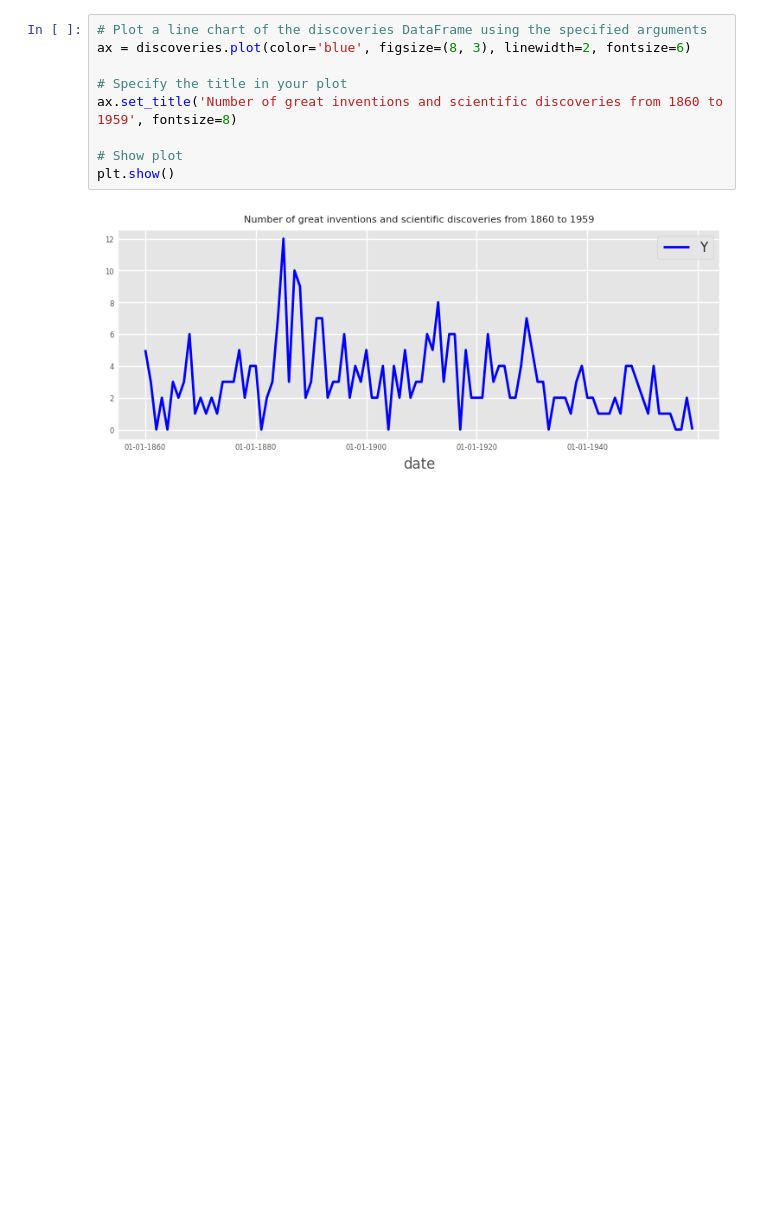
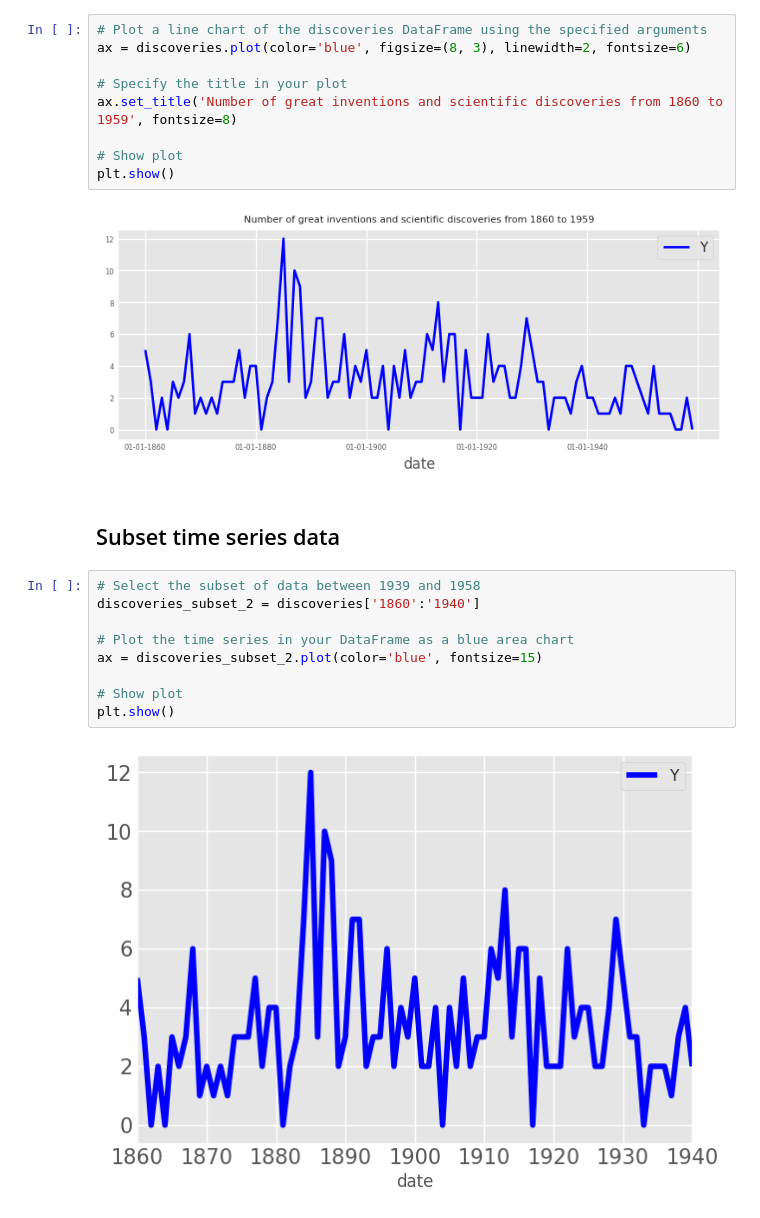
Before and after one commit to MeghanGH/time-series-with-python, a Jupyter notebook: Visualizing_time_series_data_in_python.ipynb, the cells around one changed output. Saved outputs shown, nothing was run; the diff lists cells and outputs as text; blank space fills up the shorter version.

```diff
--- a/Visualizing_time_series_data_in_python.ipynb
+++ b/Visualizing_time_series_data_in_python.ipynb
@@ -130,3 +130,16 @@ ax.set_title('Number of great inventions and scientific discoveries from 1860 to
 plt.show()
 # %% [output]
 [figure]
+# %% [markdown]
+## Subset time series data
+# %%
+# Select the subset of data between 1939 and 1958
+discoveries_subset_2 = discoveries['1860':'1940']
+
+# Plot the time series in your DataFrame as a blue area chart
+ax = discoveries_subset_2.plot(color='blue', fontsize=15)
+
+# Show plot
+plt.show()
+# %% [output]
+[figure, added]
```
Also changed, not shown: parts of 29 cells of this notebook.
